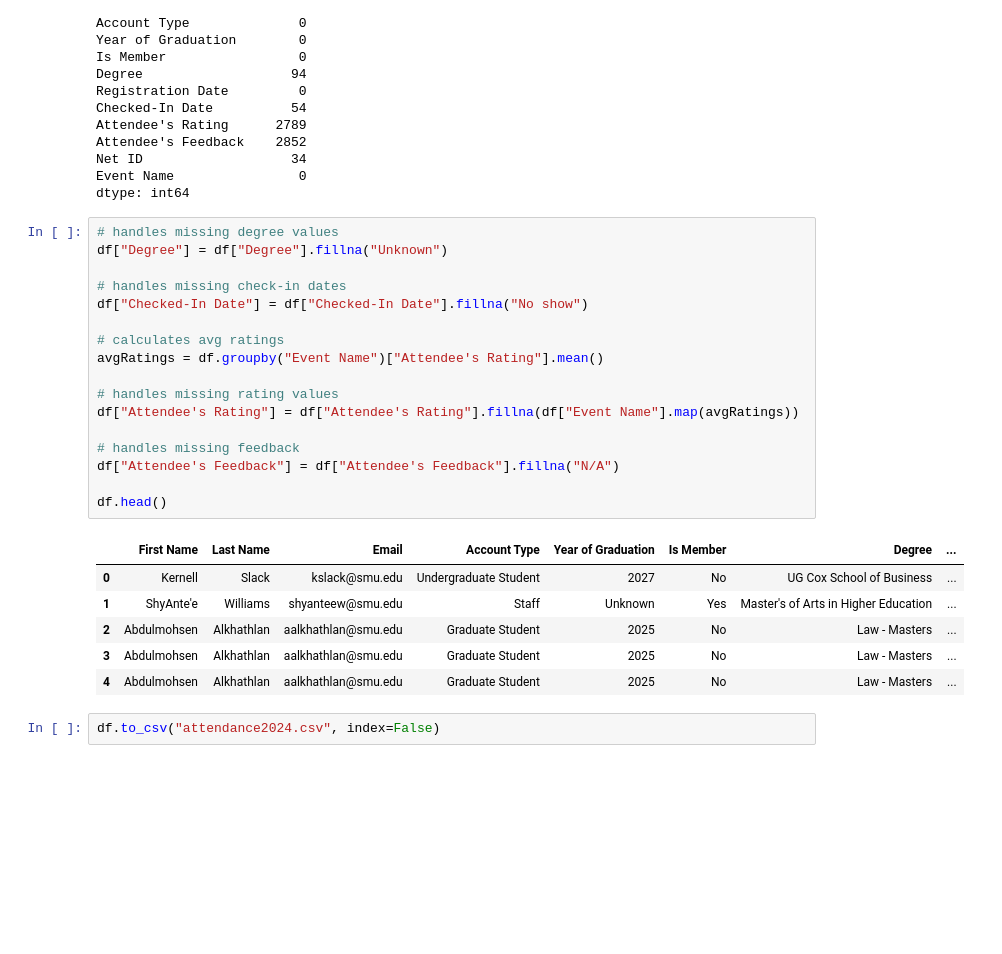
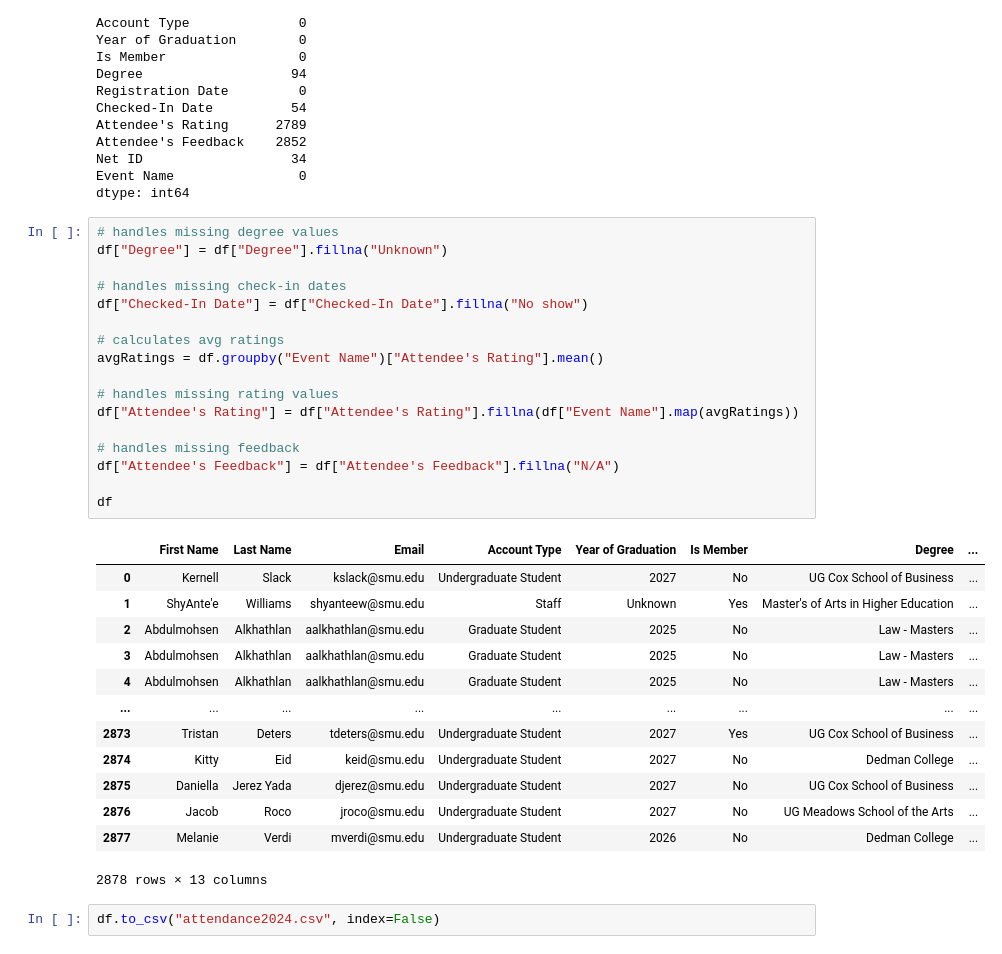
Before and after one commit to bonitadavis/PC-Data-Analysis-2024, a Jupyter notebook: Attendance Analysis.ipynb, the cells around one changed output. Drawn from its saved outputs; the diff is of its cells as text; blank space fills up the shorter version.

```diff
--- a/Attendance Analysis.ipynb
+++ b/Attendance Analysis.ipynb
@@ -77,26 +77,33 @@ dtype: int64
 # %%
 # handles missing degree values
 df["Degree"] = df["Degree"].fillna("Unknown")
 
 # handles missing check-in dates
 df["Checked-In Date"] = df["Checked-In Date"].fillna("No show")
 
 # calculates avg ratings
 avgRatings = df.groupby("Event Name")["Attendee's Rating"].mean()
 
 # handles missing rating values
 df["Attendee's Rating"] = df["Attendee's Rating"].fillna(df["Event Name"].map(avgRatings))
 
 # handles missing feedback
 df["Attendee's Feedback"] = df["Attendee's Feedback"].fillna("N/A")
 
-df.head()
+df
 # %% [output]
 |  | First Name | Last Name | Email | Account Type | Year of Graduation | Is Member | Degree | ... |
 | 0 | Kernell | Slack | kslack@smu.edu | Undergraduate Student | 2027 | No | UG Cox School of Business | ... |
 | 1 | ShyAnte'e | Williams | shyanteew@smu.edu | Staff | Unknown | Yes | Master's of Arts in Higher Education | ... |
 | 2 | Abdulmohsen | Alkhathlan | aalkhathlan@smu.edu | Graduate Student | 2025 | No | Law - Masters | ... |
 | 3 | Abdulmohsen | Alkhathlan | aalkhathlan@smu.edu | Graduate Student | 2025 | No | Law - Masters | ... |
 | 4 | Abdulmohsen | Alkhathlan | aalkhathlan@smu.edu | Graduate Student | 2025 | No | Law - Masters | ... |
+| ... | ... | ... | ... | ... | ... | ... | ... | ... |
+| 2873 | Tristan | Deters | tdeters@smu.edu | Undergraduate Student | 2027 | Yes | UG Cox School of Business | ... |
+| 2874 | Kitty | Eid | keid@smu.edu | Undergraduate Student | 2027 | No | Dedman College | ... |
+| 2875 | Daniella | Jerez Yada | djerez@smu.edu | Undergraduate Student | 2027 | No | UG Cox School of Business | ... |
+| 2876 | Jacob | Roco | jroco@smu.edu | Undergraduate Student | 2027 | No | UG Meadows School of the Arts | ... |
+| 2877 | Melanie | Verdi | mverdi@smu.edu | Undergraduate Student | 2026 | No | Dedman College | ... |
+2878 rows × 13 columns
 # %%
 df.to_csv("attendance2024.csv", index=False)
```
Also changed, not shown: parts of 2 cells of this notebook, 1 other file.
